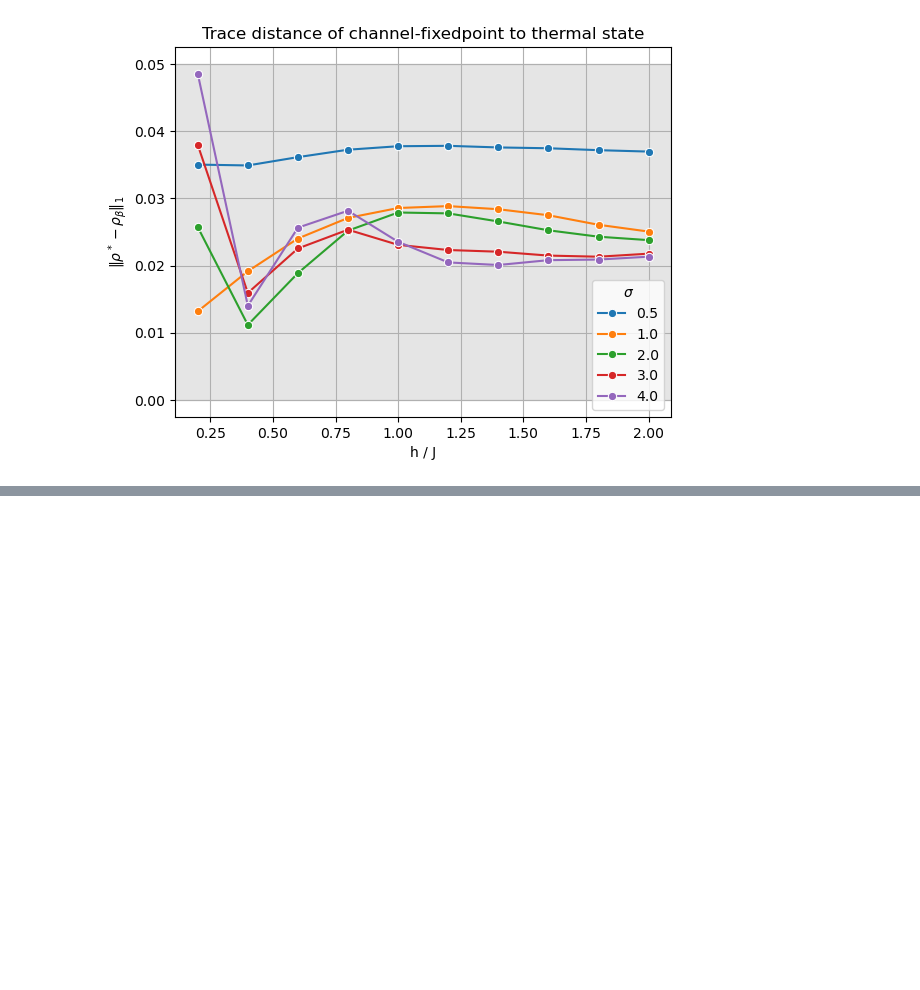
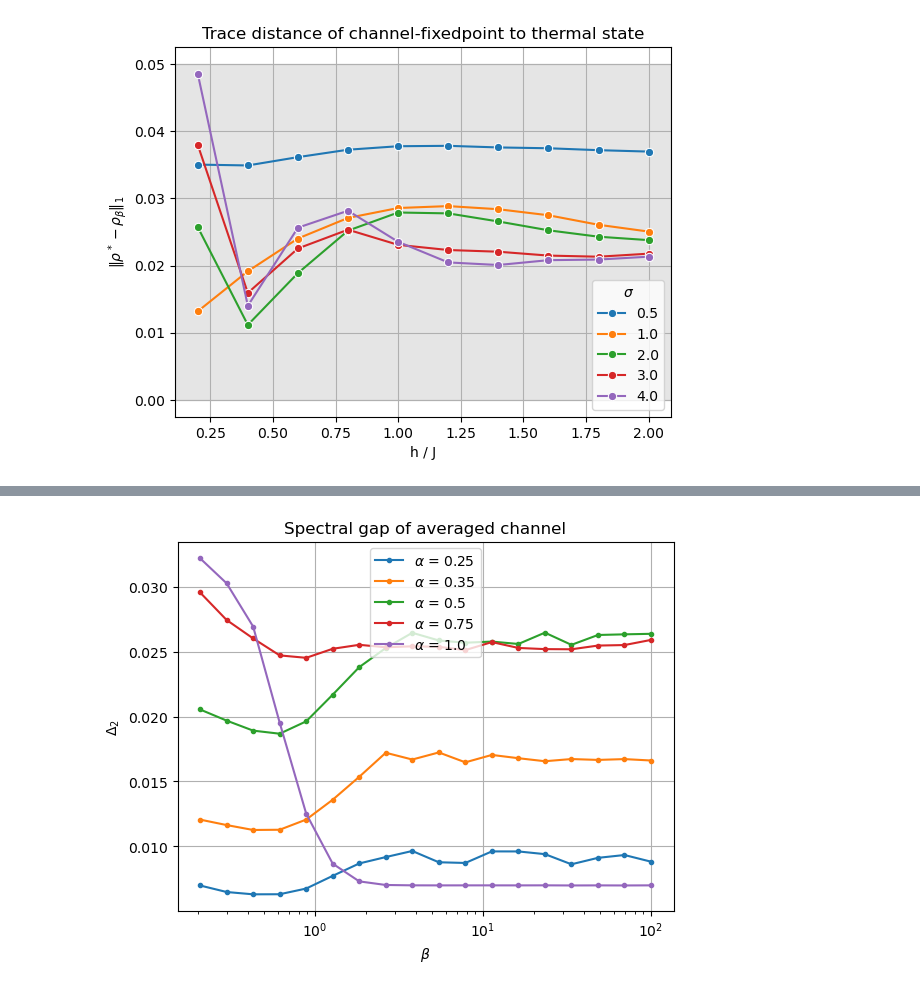
Before and after one commit to gabrielmaresch/groundstate_prep, a Jupyter notebook: sweep_analysis.ipynb, the cells around one changed output, grey strips where cells are left out. Cells and saved outputs as stored; diff of their text form; code cells hidden in the pictures; blank space fills up the shorter version.

```diff
--- a/sweep_analysis.ipynb
+++ b/sweep_analysis.ipynb
@@ -285,0 +346,13 @@ ax.figure.savefig("docu/distance_to_gibbs"+suffix+".png", dpi=300, bbox_inches="
+# %%
+for i in range(len(file_numbers)):
+    plt.semilogx(betas[2:], gap[i][2:], marker=".", label = rf"$\alpha$ = {file_numbers[i][1]}")
+
+plt.legend(loc="upper center")
+plt.xlabel(rf"$\beta$")
+plt.ylabel(rf"$\Delta_2$")
+plt.title(rf"Spectral gap of averaged channel")
+plt.grid(True)
+plt.savefig("docu/gap"+suffix+".png", dpi=300, bbox_inches="tight")
+plt.show()
+# %% [output]
+[figure, added]
```
Also changed, not shown: parts of 22 cells of this notebook, 11 other files.
